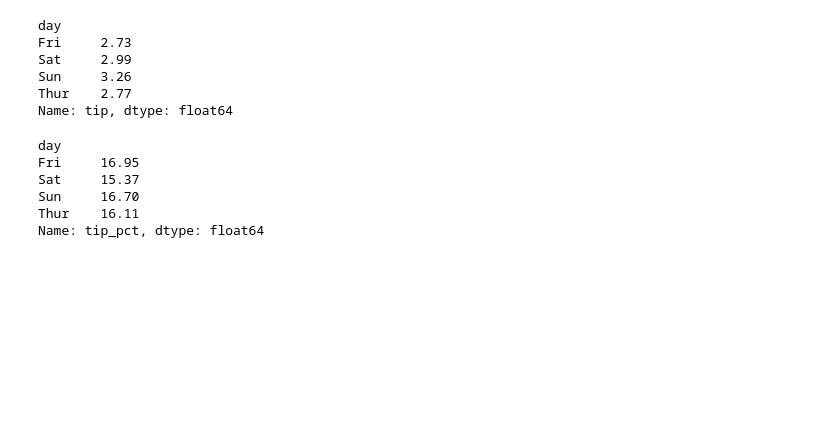
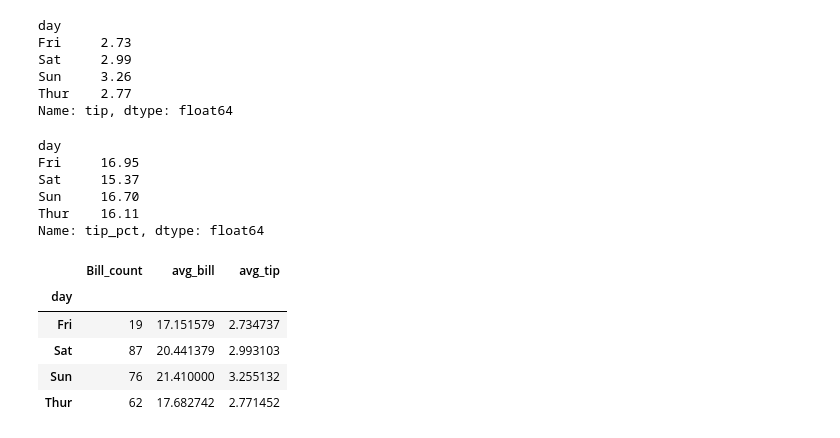
Before and after one commit to Jainabhi90/AI-ML-class-practice-, a Jupyter notebook: pandasNotebook/classMe.ipynb, the cells around one changed output. Saved outputs shown, nothing was run; the diff lists cells and outputs as text; code cells hidden in the pictures; blank space fills up the shorter version.

```diff
--- a/pandasNotebook/classMe.ipynb
+++ b/pandasNotebook/classMe.ipynb
@@ -218,3 +218,16 @@ Sat     15.37
 Sun     16.70
 Thur    16.11
 Name: tip_pct, dtype: float64
+# %%
+df.groupby("day").agg(
+    Bill_count = ("total_bill","size"),
+    avg_bill = ("total_bill","mean"),
+    avg_tip =("tip","mean")
+)
+# %% [output]
+|  | Bill_count | avg_bill | avg_tip |
+| day |  |  |  |
+| Fri | 19 | 17.151579 | 2.734737 |
+| Sat | 87 | 20.441379 | 2.993103 |
+| Sun | 76 | 21.410000 | 3.255132 |
+| Thur | 62 | 17.682742 | 2.771452 |
```
Also changed, not shown: parts of 10 cells of this notebook, 2 other files.
